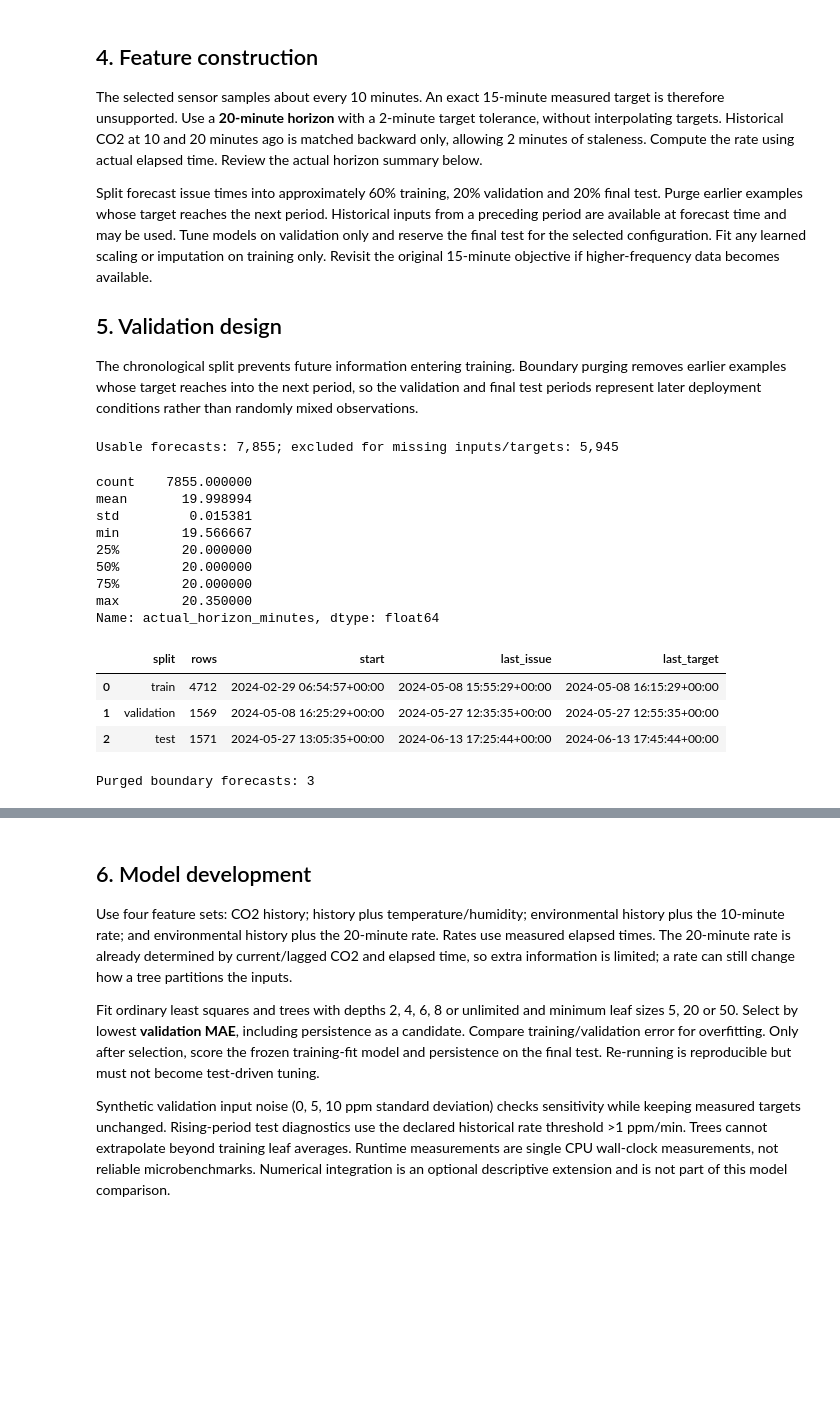
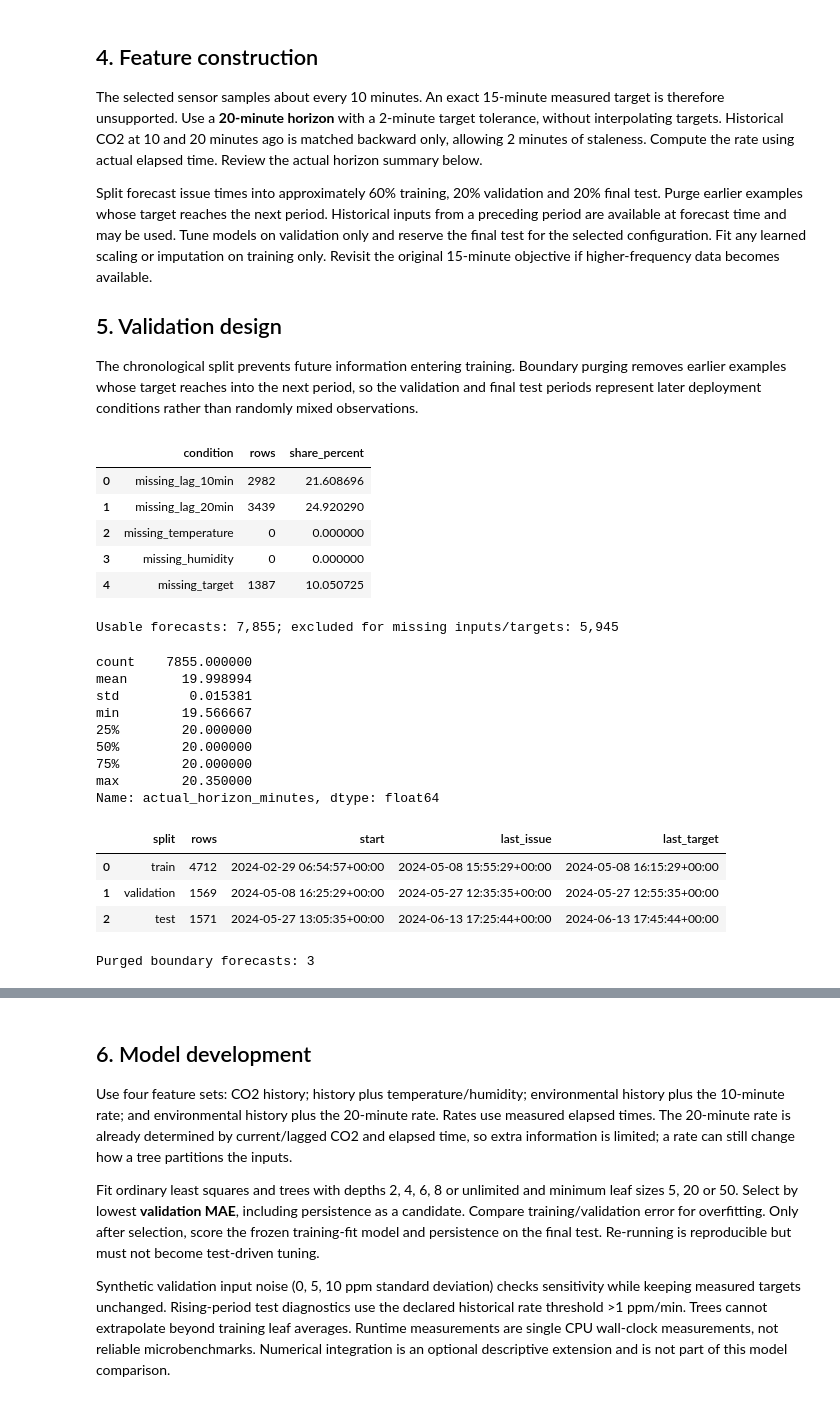
Before and after one commit to ericzhu227/MMA3001-Eric-Zhu, a Jupyter notebook: CO2_Forecasting.ipynb, the cells around one changed output, grey strips where cells are left out. Cells and saved outputs as stored; diff of their text form; code cells hidden in the pictures; blank space fills up the shorter version.

Commit message:
Add reproducible setup, profiling, tests, and documentation updates

```diff
--- a/CO2_Forecasting.ipynb
+++ b/CO2_Forecasting.ipynb
@@ -262,25 +246,9 @@ Raises ValueError below 100 usable forecasts; asserts nonempty ordered splits.""
 HORIZON = pd.Timedelta("20min")
 TOLERANCE = pd.Timedelta("2min")
 
-base = sensor_series[["co2_ppm", "Temperature", "Humidity"]].reset_index()
-features = base.rename(columns={"timestamp": "issue_time"}).copy()
-
-# Backward matching prevents future measurements from entering lag inputs.
-for minutes in [10, 20]:
-    lookup = base[["timestamp", "co2_ppm"]].rename(columns={"timestamp": f"lag_time_{minutes}", "co2_ppm": f"co2_lag_{minutes}min"})
-    features["lookup_time"] = features["issue_time"] - pd.Timedelta(minutes=minutes)
-    features = pd.merge_asof(features.sort_values("lookup_time"), lookup,
-        left_on="lookup_time", right_on=f"lag_time_{minutes}", direction="backward", tolerance=TOLERANCE)
-
-features = features.drop(columns="lookup_time").sort_values("issue_time")
-elapsed_minutes = (features["issue_time"] - features["lag_time_10"]).dt.total_seconds() / 60
-features["co2_rate_ppm_per_min"] = (features["co2_ppm"] - features["co2_lag_10min"]) / elapsed_minutes
-features["desired_target_time"] = features["issue_time"] + HORIZON
-
-# Targets are measured observations matched separately from historical inputs.
-targets = base[["timestamp", "co2_ppm"]].rename(columns={"timestamp": "target_time", "co2_ppm": "target_co2_ppm"})
-forecast_data = pd.merge_asof(features.sort_values("desired_target_time"), targets,
-    left_on="desired_target_time", right_on="target_time", direction="nearest", tolerance=TOLERANCE)
+# The tested helper performs backward-only lag matching and nearest measured-target matching.
+from co2_models import build_forecast_features
+forecast_data = build_forecast_features(sensor_series, HORIZON, TOLERANCE)
 
 # Diagnose rejected forecasts before dropping rows. Categories can overlap.
 missing_flags = pd.DataFrame({
@@ -303,33 +271,39 @@ numeric_columns = feature_columns + ["target_co2_ppm"]
 if not np.isfinite(forecast_data[numeric_columns].to_numpy(dtype=float)).all():
     raise ValueError("Forecast inputs and targets must be finite after cleaning.")
 if not (forecast_data["lag_time_10"] <= forecast_data["issue_time"]).all() or not (forecast_data["lag_time_20"] <= forecast_data["issue_time"]).all():
     raise ValueError("Historical matching selected a measurement after the issue time.")
 target_distance = (forecast_data["target_time"] - forecast_data["desired_target_time"]).abs()
 if not (target_distance <= TOLERANCE).all():
     raise ValueError("A target falls outside the declared matching tolerance.")
 forecast_data["actual_horizon_minutes"] = (forecast_data["target_time"] - forecast_data["issue_time"]).dt.total_seconds() / 60
 print(f"Usable forecasts: {len(forecast_data):,}; excluded for missing inputs/targets: {rows_before - len(forecast_data):,}")
 display(forecast_data["actual_horizon_minutes"].describe())
 if len(forecast_data) < 100:
     raise ValueError("Too few forecasts. Review sensor coverage, lag intervals and target tolerance.")
 validation_start = forecast_data["issue_time"].iloc[int(.6 * len(forecast_data))]
 test_start = forecast_data["issue_time"].iloc[int(.8 * len(forecast_data))]
 
 # Remove earlier forecasts whose outcomes reach the following split.
 train = forecast_data.loc[(forecast_data.issue_time < validation_start) & (forecast_data.target_time < validation_start)].copy()
 validation = forecast_data.loc[(forecast_data.issue_time >= validation_start) & (forecast_data.issue_time < test_start) & (forecast_data.target_time < test_start)].copy()
 test = forecast_data.loc[forecast_data.issue_time >= test_start].copy()
 assert all(len(part) > 0 for part in [train, validation, test])
 assert train.target_time.max() < validation.issue_time.min()
 assert validation.target_time.max() < test.issue_time.min()
 X_train, y_train = train[feature_columns].copy(), train["target_co2_ppm"].copy()
 X_val, y_val = validation[feature_columns].copy(), validation["target_co2_ppm"].copy()
 X_test, y_test = test[feature_columns].copy(), test["target_co2_ppm"].copy()
 split_summary = pd.DataFrame([{"split": name, "rows": len(part), "start": part.issue_time.min(), "last_issue": part.issue_time.max(), "last_target": part.target_time.max()} for name, part in [("train", train), ("validation", validation), ("test", test)]])
 
 display(split_summary)
 print("Purged boundary forecasts:", len(forecast_data) - len(train) - len(validation) - len(test))
 # %% [output]
+|  | condition | rows | share_percent |
+| 0 | missing_lag_10min | 2982 | 21.608696 |
+| 1 | missing_lag_20min | 3439 | 24.920290 |
+| 2 | missing_temperature | 0 | 0.000000 |
+| 3 | missing_humidity | 0 | 0.000000 |
+| 4 | missing_target | 1387 | 10.050725 |
 Usable forecasts: 7,855; excluded for missing inputs/targets: 5,945
 count    7855.000000
 mean       19.998994
@@ -340,10 +314,10 @@ min        19.566667
 75%        20.000000
 max        20.350000
 Name: actual_horizon_minutes, dtype: float64
-|  | split | rows | start | last_issue | last_target |
-| 0 | train | 4712 | 2024-02-29 06:54:57+00:00 | 2024-05-08 15:55:29+00:00 | 2024-05-08 16:15:29+00:00 |
-| 1 | validation | 1569 | 2024-05-08 16:25:29+00:00 | 2024-05-27 12:35:35+00:00 | 2024-05-27 12:55:35+00:00 |
-| 2 | test | 1571 | 2024-05-27 13:05:35+00:00 | 2024-06-13 17:25:44+00:00 | 2024-06-13 17:45:44+00:00 |
+|  | split | rows | start | last_issue | last_target |
+| 0 | train | 4712 | 2024-02-29 06:54:57+00:00 | 2024-05-08 15:55:29+00:00 | 2024-05-08 16:15:29+00:00 |
+| 1 | validation | 1569 | 2024-05-08 16:25:29+00:00 | 2024-05-27 12:35:35+00:00 | 2024-05-27 12:55:35+00:00 |
+| 2 | test | 1571 | 2024-05-27 13:05:35+00:00 | 2024-06-13 17:25:44+00:00 | 2024-06-13 17:45:44+00:00 |
 Purged boundary forecasts: 3
 # %%
 """Evaluate persistence on training and validation and export reproducible data.
```
Also changed, not shown: parts of 4 cells of this notebook, 29 other files.
